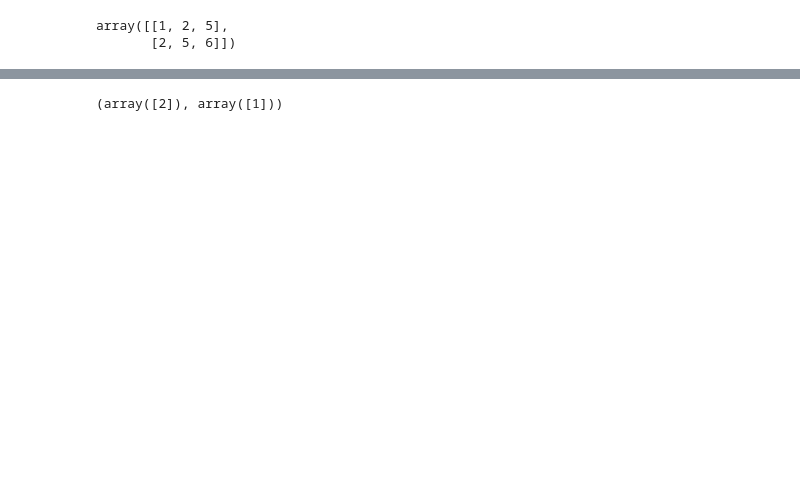
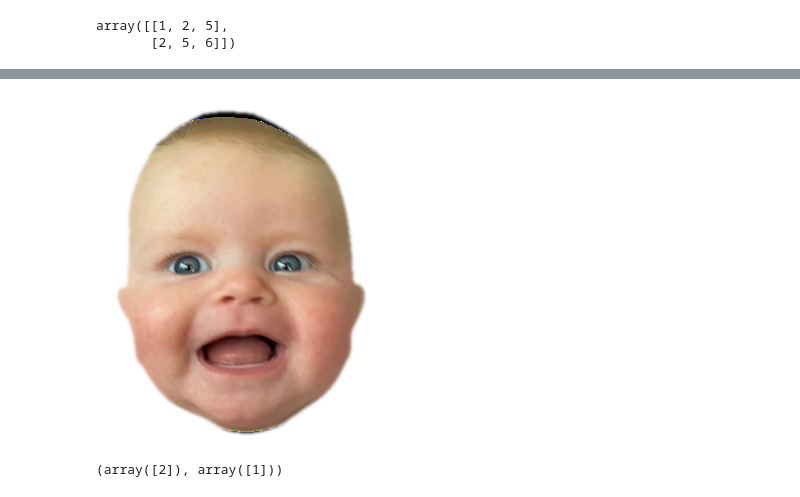
Before and after one commit to NewSciTLH/U-2-Net, a Jupyter notebook: notesdayperday.ipynb, the cells around one changed output, grey strips where cells are left out. Drawn from its saved outputs; the diff is of its cells as text; code cells hidden in the pictures; blank space fills up the shorter version.

```diff
--- a/notesdayperday.ipynb
+++ b/notesdayperday.ipynb
@@ -495,3 +466,7 @@ x = np.where(ar==5)
+# %%
+secstep
+# %% [output]
+[figure, added]
 # %%
 x
 # %% [output]
```
Also changed, not shown: parts of 4 cells of this notebook, 1 other file.
